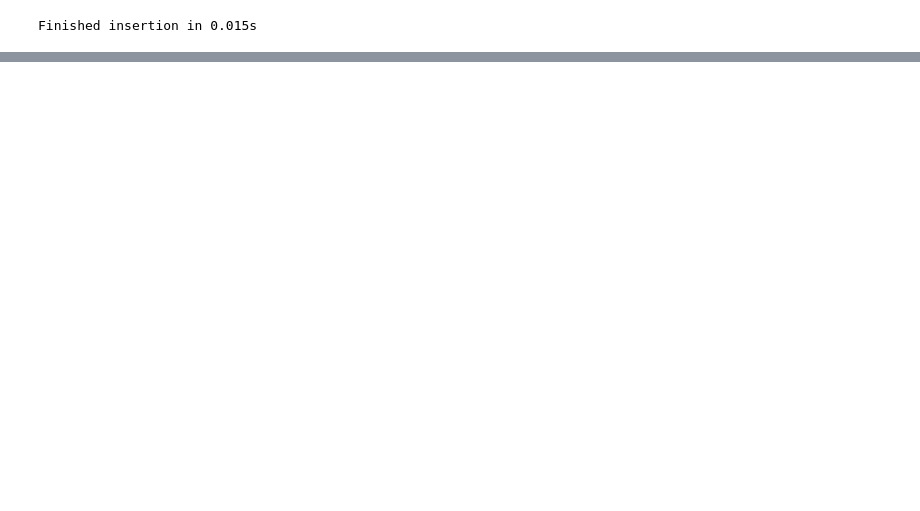
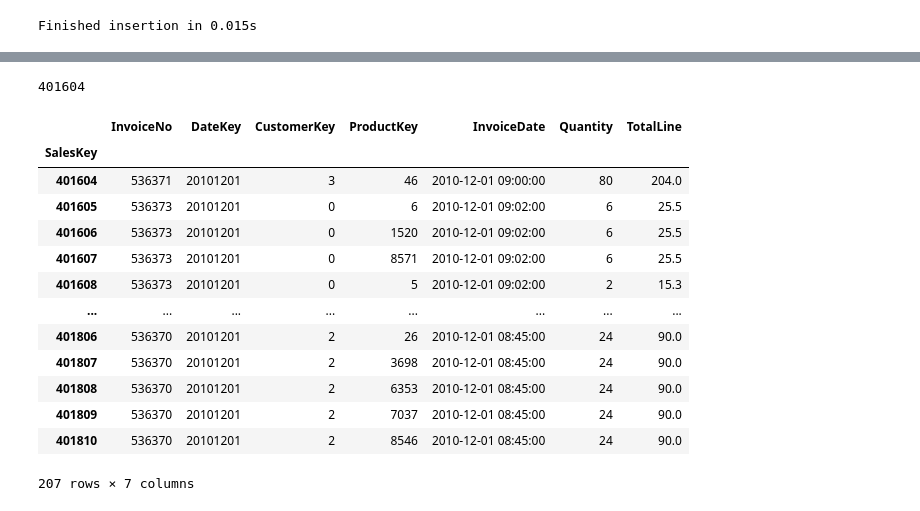
Before and after one commit to yossef-elmahdy/technical-assessment, a Jupyter notebook: jupyter-data/etl_process.ipynb, the cells around one changed output, grey strips where cells are left out. Saved outputs shown, nothing was run; the diff lists cells and outputs as text; code cells hidden in the pictures; blank space fills up the shorter version.

Commit message:
etl_process: add load data to FactRetailSales table

```diff
--- a/jupyter-data/etl_process.ipynb
+++ b/jupyter-data/etl_process.ipynb
@@ -793,0 +815,23 @@ _ = product_df_update.apply(update_product_dwh, axis=1)
+# %%
+sql = f'''
+SELECT "InvoiceNo"
+	, "DateKey"
+	, "CustomerKey"
+	, "ProductKey"
+     , "InvoiceDate"
+	, "Quantity"
+	, ROUND(CAST("Quantity" * ret."UnitPrice" AS numeric), 2) AS "TotalLine"
+FROM online_retail_cleaned AS ret
+JOIN "DimDate" AS DimDate
+	ON DimDate."DateKey" = CAST(to_char(date_trunc('day', ret."InvoiceDate")::date, 'YYYYMMDD') AS INT)
+INNER JOIN "DimCustomer" AS DimCustomer
+	ON DimCustomer."CustomerID" = ret."CustomerID"
+	AND DimCustomer."Country" = ret."Country"
+INNER JOIN "DimProduct"
+	ON "DimProduct"."StockCode" = ret."StockCode"
+	AND "DimProduct"."Description" = ret."Description"
+	AND "DimProduct"."UnitPrice" = ret."UnitPrice"
+WHERE ret."Id" >= {last_id}
+'''
+retail_sales_df = pd.read_sql(sql, db_engine)
+retail_sales_df
@@ -793,0 +852,30 @@ _ = product_df_update.apply(update_product_dwh, axis=1)
+# %%
+sql = '''
+    SELECT max("SalesKey") AS "MaxSalesKey"
+    FROM "FactRetailSales";
+'''
+max_sales_df = pd.read_sql(sql, db_engine)
+max_sales = max_sales_df['MaxSalesKey'][0] + 1
+max_sales
+# %% [output]
+401604
+# %%
+retail_sales_df['SalesKey'] = range(max_sales, max_sales + retail_sales_df.shape[0])
+retail_sales_df = retail_sales_df.set_index('SalesKey')
+# %%
+retail_sales_df
+# %% [output]
+|  | InvoiceNo | DateKey | CustomerKey | ProductKey | InvoiceDate | Quantity | TotalLine |
+| SalesKey |  |  |  |  |  |  |  |
+| 401604 | 536371 | 20101201 | 3 | 46 | 2010-12-01 09:00:00 | 80 | 204.0 |
+| 401605 | 536373 | 20101201 | 0 | 6 | 2010-12-01 09:02:00 | 6 | 25.5 |
+| 401606 | 536373 | 20101201 | 0 | 1520 | 2010-12-01 09:02:00 | 6 | 25.5 |
+| 401607 | 536373 | 20101201 | 0 | 8571 | 2010-12-01 09:02:00 | 6 | 25.5 |
+| 401608 | 536373 | 20101201 | 0 | 5 | 2010-12-01 09:02:00 | 2 | 15.3 |
+| ... | ... | ... | ... | ... | ... | ... | ... |
+| 401806 | 536370 | 20101201 | 2 | 26 | 2010-12-01 08:45:00 | 24 | 90.0 |
+| 401807 | 536370 | 20101201 | 2 | 3698 | 2010-12-01 08:45:00 | 24 | 90.0 |
+| 401808 | 536370 | 20101201 | 2 | 6353 | 2010-12-01 08:45:00 | 24 | 90.0 |
+| 401809 | 536370 | 20101201 | 2 | 7037 | 2010-12-01 08:45:00 | 24 | 90.0 |
+| 401810 | 536370 | 20101201 | 2 | 8546 | 2010-12-01 08:45:00 | 24 | 90.0 |
+207 rows × 7 columns
```
Also changed, not shown: parts of 6 cells of this notebook, 1 other file.
